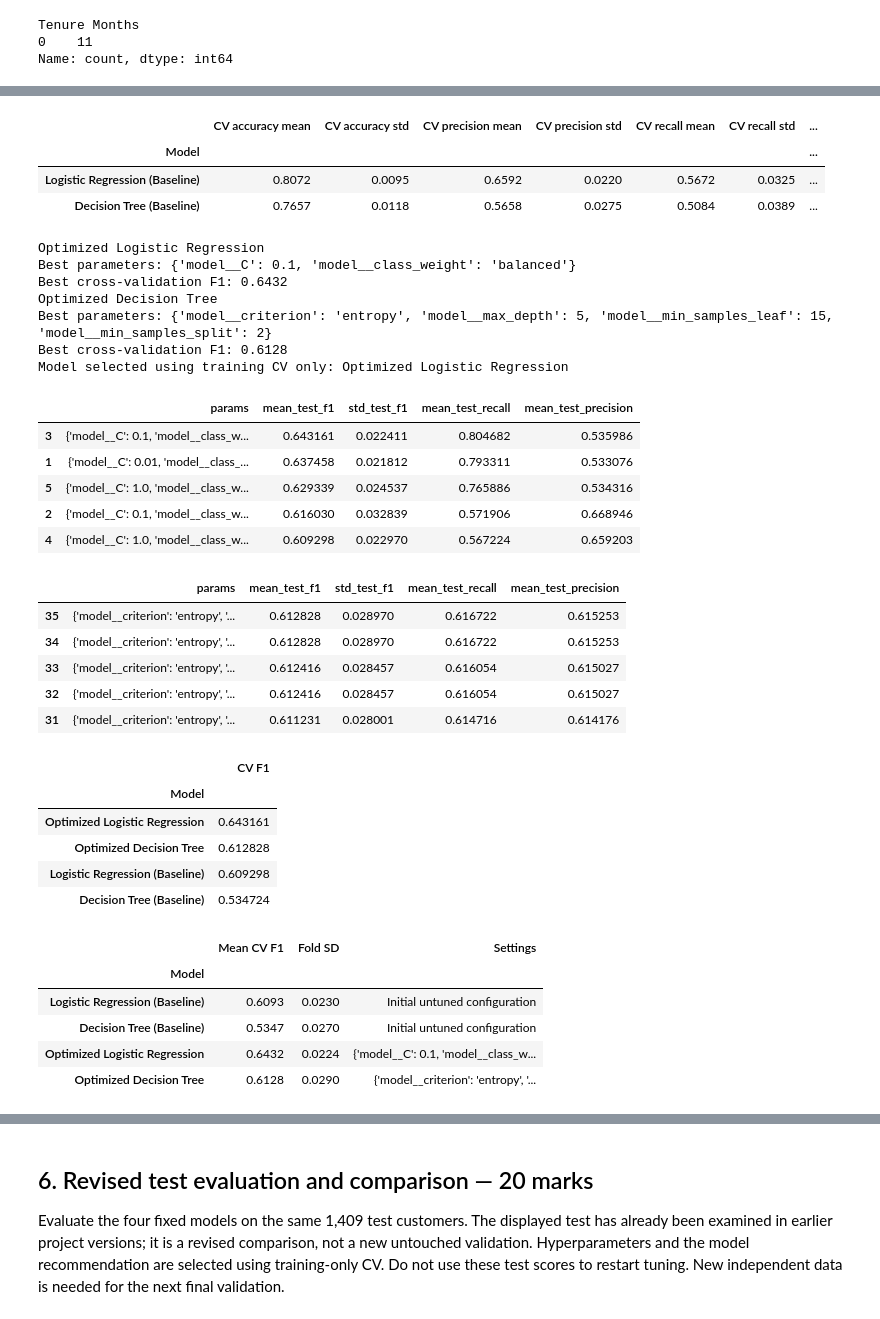
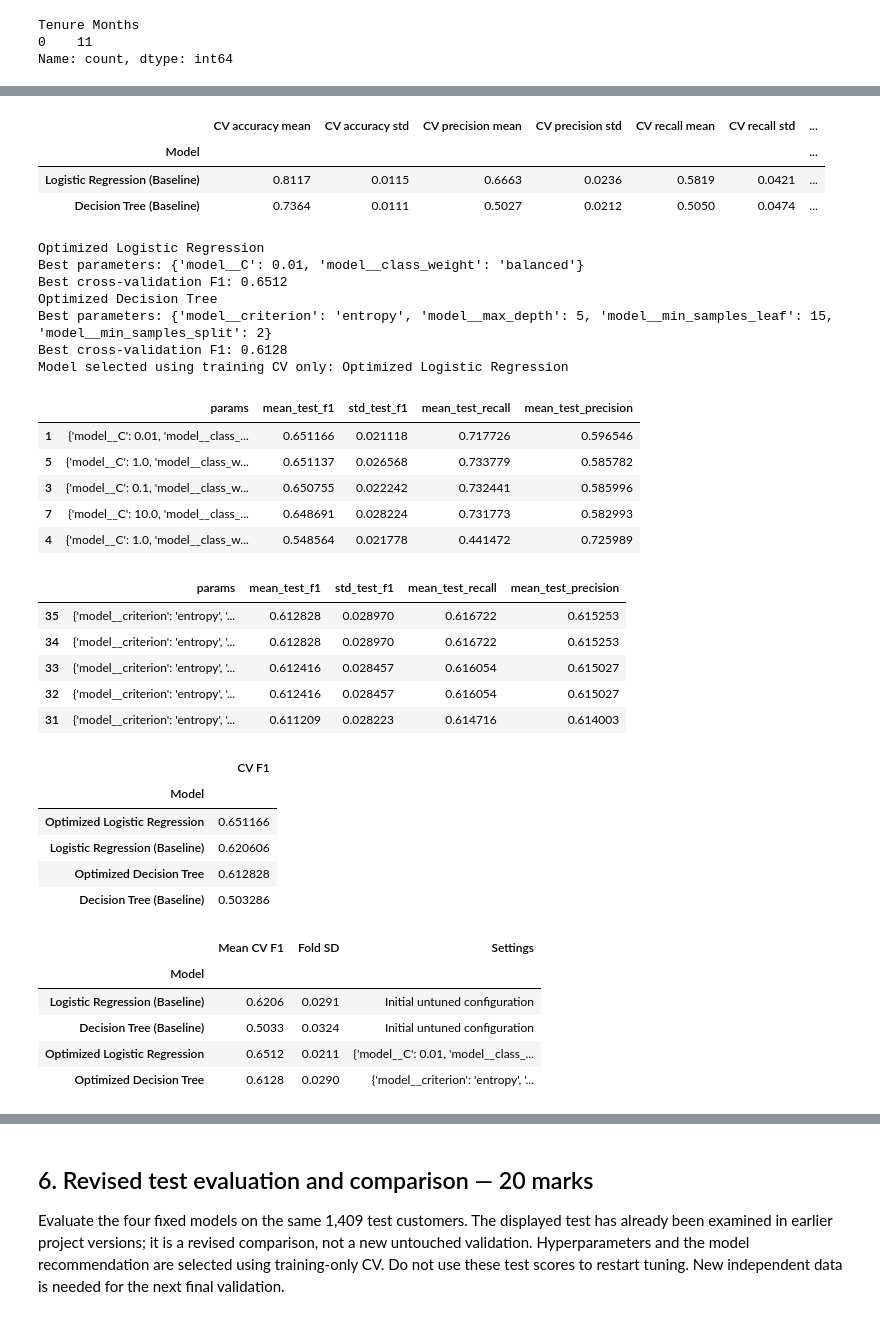
Before and after one commit to mehrthur-teste/end-to-end-supervised-machine-learning-project, a Jupyter notebook: Group4.ipynb, the cells around one changed output, grey strips where cells are left out. Cells and saved outputs as stored; diff of their text form; code cells hidden in the pictures.

```diff
--- a/Group4.ipynb
+++ b/Group4.ipynb
@@ -173,9 +176,8 @@ if TARGET_COLUMN not in raw.columns:
     raise ValueError(f"Target not found: {TARGET_COLUMN}")
 
 # Extend after reading the dataset dictionary and defining the prediction time.
-# Keep ZIP Code as the single geographic representation. Remove constant
-# fields and repeated location encodings based on schema, not test scores.
-EXTRA_EXCLUDE = ["CLTV", "Country", "State", "City", "Lat Long", "Latitude", "Longitude"]
+# Remove constant fields and all geographic representations in this revision.
+EXTRA_EXCLUDE = ["CLTV", "Country", "State", "City", "Lat Long", "Latitude", "Longitude", "Zip Code"]
 excluded_keys = {
     "customerid", "customerstatus", "churn", "churnlabel", "churnvalue",
     "churnscore", "churncategory", "churnreason", "count",
@@ -474,11 +476,29 @@ for name, model in baseline_models.items():
     cv_rows.append(row)
     model.fit(X_train, y_train)
 display(pd.DataFrame(cv_rows).set_index("Model").round(4))
+# Apply the requested cutoff consistently in CV scoring, evaluation and export.
+LR_THRESHOLD = 0.60
+def predict_at_threshold(estimator, features, threshold):
+    if threshold == 0.50:
+        return estimator.predict(features)
+    probabilities = estimator.predict_proba(features)[:, list(estimator.classes_).index(1)]
+    return (probabilities >= threshold).astype(int)
+
+def threshold_accuracy(estimator, features, target):
+    return accuracy_score(target, predict_at_threshold(estimator, features, LR_THRESHOLD))
+def threshold_precision(estimator, features, target):
+    return precision_score(target, predict_at_threshold(estimator, features, LR_THRESHOLD), zero_division=0)
+def threshold_recall(estimator, features, target):
+    return recall_score(target, predict_at_threshold(estimator, features, LR_THRESHOLD), zero_division=0)
+def threshold_f1(estimator, features, target):
+    return f1_score(target, predict_at_threshold(estimator, features, LR_THRESHOLD), zero_division=0)
+LR_SCORING = {"accuracy": threshold_accuracy, "precision": threshold_precision,
+              "recall": threshold_recall, "f1": threshold_f1, "roc_auc": "roc_auc"}
 # %% [output]
 |  | CV accuracy mean | CV accuracy std | CV precision mean | CV precision std | CV recall mean | CV recall std | ... |
 | Model |  |  |  |  |  |  | ... |
-| Logistic Regression (Baseline) | 0.8072 | 0.0095 | 0.6592 | 0.0220 | 0.5672 | 0.0325 | ... |
-| Decision Tree (Baseline) | 0.7657 | 0.0118 | 0.5658 | 0.0275 | 0.5084 | 0.0389 | ... |
+| Logistic Regression (Baseline) | 0.8117 | 0.0115 | 0.6663 | 0.0236 | 0.5819 | 0.0421 | ... |
+| Decision Tree (Baseline) | 0.7364 | 0.0111 | 0.5027 | 0.0212 | 0.5050 | 0.0474 | ... |
 # %%
 search_specs = {
     "Optimized Logistic Regression": (
@@ -497,62 +517,62 @@ search_specs = {
 searches = {}
 for name, (pipeline, param_grid) in search_specs.items():
     search = GridSearchCV(
-        pipeline, param_grid, cv=CV, scoring=SCORING,
+        pipeline, param_grid, cv=CV, scoring=LR_SCORING if name == "Optimized Logistic Regression" else SCORING,
         refit=SELECTION_METRIC, n_jobs=-1, error_score="raise",
     )
     search.fit(X_train, y_train)
     searches[name] = search
     print(name)
     print("Best parameters:", search.best_params_)
     print("Best cross-validation F1:", round(search.best_score_, 4))
     results = pd.DataFrame(search.cv_results_)
     display(results[["params", "mean_test_f1", "std_test_f1", "mean_test_recall",
                      "mean_test_precision"]].sort_values("mean_test_f1", ascending=False).head())
 
 models = {**baseline_models, **{name: search.best_estimator_ for name, search in searches.items()}}
 selection_rows = [{"Model": row["Model"], "CV F1": row["CV f1 mean"]} for row in cv_rows]
 selection_rows += [{"Model": name, "CV F1": search.best_score_} for name, search in searches.items()]
 selection_table = pd.DataFrame(selection_rows).set_index("Model").sort_values("CV F1", ascending=False)
 recommended_name = selection_table.index[0]
 display(selection_table)
 print("Model selected using training CV only:", recommended_name)
 
 optimization_summary = [{"Model": row["Model"], "Mean CV F1": row["CV f1 mean"],
     "Fold SD": row["CV f1 std"], "Settings": "Initial untuned configuration"} for row in cv_rows]
 for name, search in searches.items():
     optimization_summary.append({"Model": name, "Mean CV F1": search.best_score_,
         "Fold SD": search.cv_results_["std_test_f1"][search.best_index_],
         "Settings": str(search.best_params_)})
 display(pd.DataFrame(optimization_summary).set_index("Model").round(4))
 # %% [output]
 Optimized Logistic Regression
-Best parameters: {'model__C': 0.1, 'model__class_weight': 'balanced'}
-Best cross-validation F1: 0.6432
+Best parameters: {'model__C': 0.01, 'model__class_weight': 'balanced'}
+Best cross-validation F1: 0.6512
 Optimized Decision Tree
 Best parameters: {'model__criterion': 'entropy', 'model__max_depth': 5, 'model__min_samples_leaf': 15, 'model__min_samples_split': 2}
 Best cross-validation F1: 0.6128
 Model selected using training CV only: Optimized Logistic Regression
 |  | params | mean_test_f1 | std_test_f1 | mean_test_recall | mean_test_precision |
-| 3 | {'model__C': 0.1, 'model__class_w... | 0.643161 | 0.022411 | 0.804682 | 0.535986 |
-| 1 | {'model__C': 0.01, 'model__class_... | 0.637458 | 0.021812 | 0.793311 | 0.533076 |
-| 5 | {'model__C': 1.0, 'model__class_w... | 0.629339 | 0.024537 | 0.765886 | 0.534316 |
-| 2 | {'model__C': 0.1, 'model__class_w... | 0.616030 | 0.032839 | 0.571906 | 0.668946 |
-| 4 | {'model__C': 1.0, 'model__class_w... | 0.609298 | 0.022970 | 0.567224 | 0.659203 |
+| 1 | {'model__C': 0.01, 'model__class_... | 0.651166 | 0.021118 | 0.717726 | 0.596546 |
+| 5 | {'model__C': 1.0, 'model__class_w... | 0.651137 | 0.026568 | 0.733779 | 0.585782 |
+| 3 | {'model__C': 0.1, 'model__class_w... | 0.650755 | 0.022242 | 0.732441 | 0.585996 |
+| 7 | {'model__C': 10.0, 'model__class_... | 0.648691 | 0.028224 | 0.731773 | 0.582993 |
+| 4 | {'model__C': 1.0, 'model__class_w... | 0.548564 | 0.021778 | 0.441472 | 0.725989 |
 |  | params | mean_test_f1 | std_test_f1 | mean_test_recall | mean_test_precision |
 | 35 | {'model__criterion': 'entropy', '... | 0.612828 | 0.028970 | 0.616722 | 0.615253 |
 | 34 | {'model__criterion': 'entropy', '... | 0.612828 | 0.028970 | 0.616722 | 0.615253 |
 | 33 | {'model__criterion': 'entropy', '... | 0.612416 | 0.028457 | 0.616054 | 0.615027 |
 | 32 | {'model__criterion': 'entropy', '... | 0.612416 | 0.028457 | 0.616054 | 0.615027 |
-| 31 | {'model__criterion': 'entropy', '... | 0.611231 | 0.028001 | 0.614716 | 0.614176 |
+| 31 | {'model__criterion': 'entropy', '... | 0.611209 | 0.028223 | 0.614716 | 0.614003 |
 |  | CV F1 |
 | Model |  |
-| Optimized Logistic Regression | 0.643161 |
+| Optimized Logistic Regression | 0.651166 |
+| Logistic Regression (Baseline) | 0.620606 |
 | Optimized Decision Tree | 0.612828 |
-| Logistic Regression (Baseline) | 0.609298 |
-| Decision Tree (Baseline) | 0.534724 |
+| Decision Tree (Baseline) | 0.503286 |
 |  | Mean CV F1 | Fold SD | Settings |
 | Model |  |  |  |
-| Logistic Regression (Baseline) | 0.6093 | 0.0230 | Initial untuned configuration |
-| Decision Tree (Baseline) | 0.5347 | 0.0270 | Initial untuned configuration |
-| Optimized Logistic Regression | 0.6432 | 0.0224 | {'model__C': 0.1, 'model__class_w... |
+| Logistic Regression (Baseline) | 0.6206 | 0.0291 | Initial untuned configuration |
+| Decision Tree (Baseline) | 0.5033 | 0.0324 | Initial untuned configuration |
+| Optimized Logistic Regression | 0.6512 | 0.0211 | {'model__C': 0.01, 'model__class_... |
 | Optimized Decision Tree | 0.6128 | 0.0290 | {'model__criterion': 'entropy', '... |
```
Also changed, not shown: parts of 27 cells of this notebook, 6 other files.
